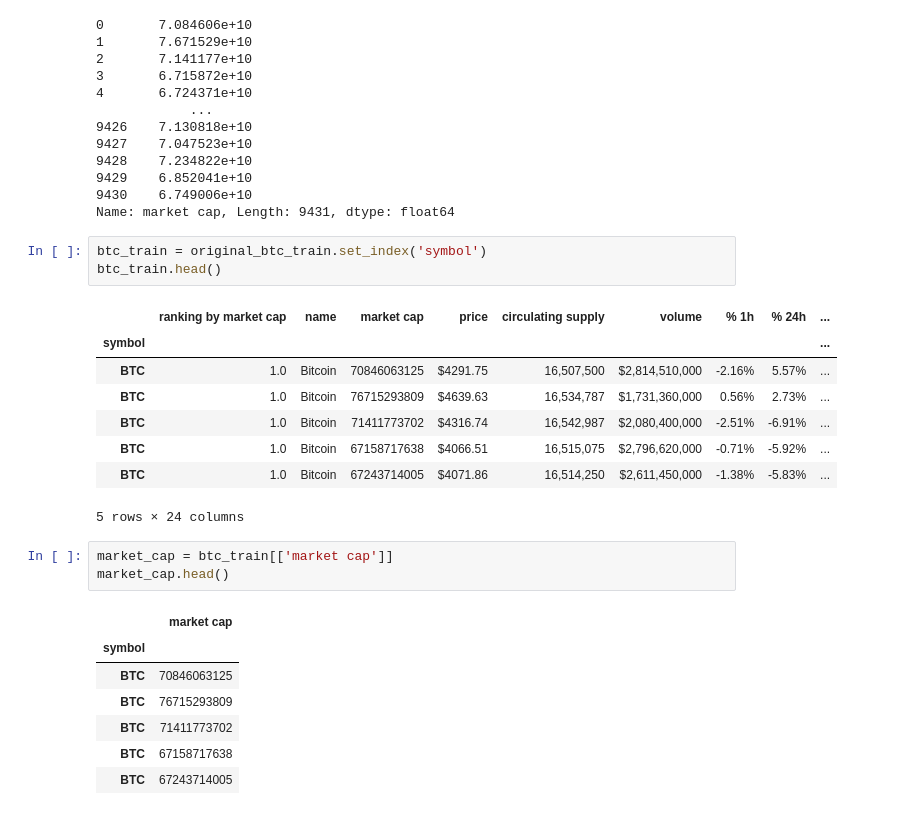
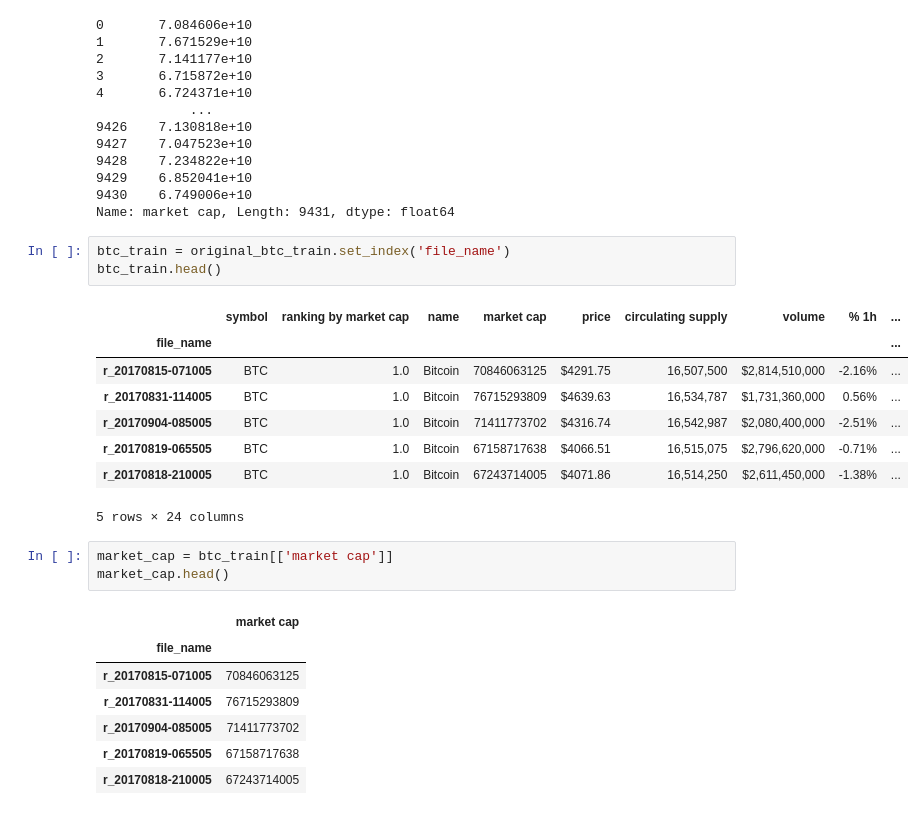
Before and after one commit to rohan-paul/Cryptocurrency-Kaggle, a Jupyter notebook: Notebooks/BTC_EDA-TimeSeries-_Kaggle_NB.ipynb, the cells around one changed output. Drawn from its saved outputs; the diff is of its cells as text.

```diff
--- a/Notebooks/BTC_EDA-TimeSeries-_Kaggle_NB.ipynb
+++ b/Notebooks/BTC_EDA-TimeSeries-_Kaggle_NB.ipynb
@@ -366,28 +366,28 @@ original_btc_train['market cap'].astype('float')
 9430    6.749006e+10
 Name: market cap, Length: 9431, dtype: float64
 # %%
-btc_train = original_btc_train.set_index('symbol')
+btc_train = original_btc_train.set_index('file_name')
 btc_train.head()
 # %% [output]
-|  | ranking by market cap | name | market cap | price | circulating supply | volume | % 1h | % 24h | ... |
-| symbol |  |  |  |  |  |  |  |  | ... |
-| BTC | 1.0 | Bitcoin | 70846063125 | $4291.75 | 16,507,500 | $2,814,510,000 | -2.16% | 5.57% | ... |
-| BTC | 1.0 | Bitcoin | 76715293809 | $4639.63 | 16,534,787 | $1,731,360,000 | 0.56% | 2.73% | ... |
-| BTC | 1.0 | Bitcoin | 71411773702 | $4316.74 | 16,542,987 | $2,080,400,000 | -2.51% | -6.91% | ... |
-| BTC | 1.0 | Bitcoin | 67158717638 | $4066.51 | 16,515,075 | $2,796,620,000 | -0.71% | -5.92% | ... |
-| BTC | 1.0 | Bitcoin | 67243714005 | $4071.86 | 16,514,250 | $2,611,450,000 | -1.38% | -5.83% | ... |
+|  | symbol | ranking by market cap | name | market cap | price | circulating supply | volume | % 1h | ... |
+| file_name |  |  |  |  |  |  |  |  | ... |
+| r_20170815-071005 | BTC | 1.0 | Bitcoin | 70846063125 | $4291.75 | 16,507,500 | $2,814,510,000 | -2.16% | ... |
+| r_20170831-114005 | BTC | 1.0 | Bitcoin | 76715293809 | $4639.63 | 16,534,787 | $1,731,360,000 | 0.56% | ... |
+| r_20170904-085005 | BTC | 1.0 | Bitcoin | 71411773702 | $4316.74 | 16,542,987 | $2,080,400,000 | -2.51% | ... |
+| r_20170819-065505 | BTC | 1.0 | Bitcoin | 67158717638 | $4066.51 | 16,515,075 | $2,796,620,000 | -0.71% | ... |
+| r_20170818-210005 | BTC | 1.0 | Bitcoin | 67243714005 | $4071.86 | 16,514,250 | $2,611,450,000 | -1.38% | ... |
 5 rows × 24 columns
 # %%
 market_cap = btc_train[['market cap']]
 market_cap.head()
 # %% [output]
 |  | market cap |
-| symbol |  |
-| BTC | 70846063125 |
-| BTC | 76715293809 |
-| BTC | 71411773702 |
-| BTC | 67158717638 |
-| BTC | 67243714005 |
+| file_name |  |
+| r_20170815-071005 | 70846063125 |
+| r_20170831-114005 | 76715293809 |
+| r_20170904-085005 | 71411773702 |
+| r_20170819-065505 | 67158717638 |
+| r_20170818-210005 | 67243714005 |
 # %% [markdown]
 ### Rolling Mean (Moving Average) — to determine trend
 
```
Also changed, not shown: parts of 7 cells of this notebook, 2 other files.
